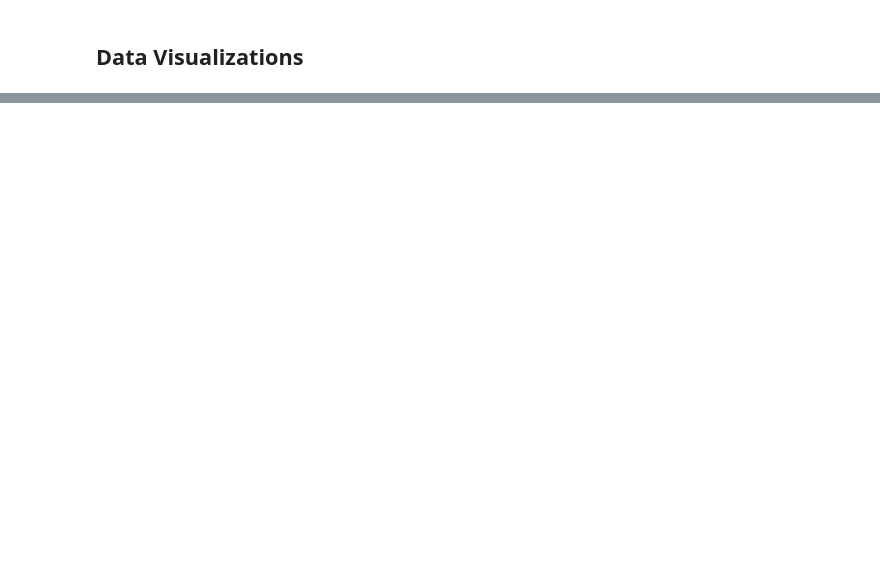
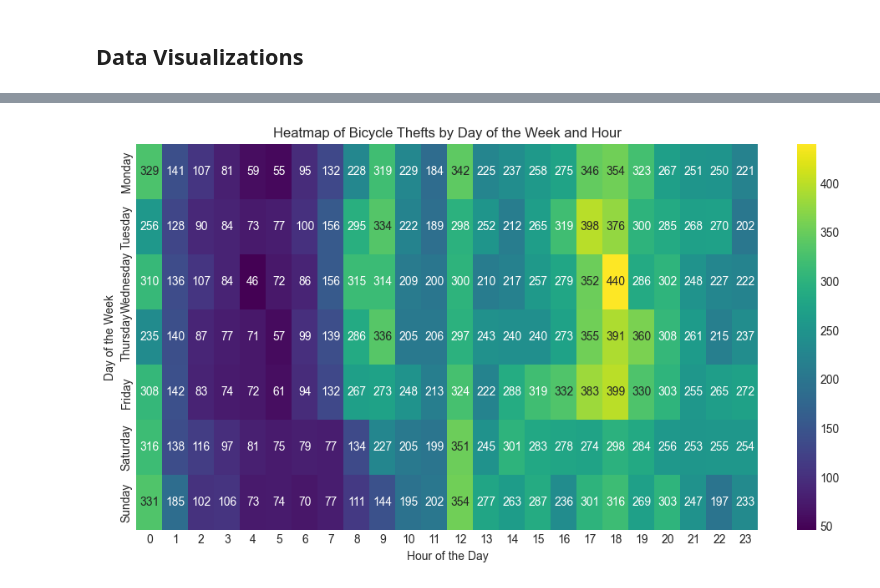
Before and after one commit to hodanysf/Group5-Project2, a Jupyter notebook: Backend/BicycleTheftPrediction/notebooks/01_data_exploration.ipynb, the cells around one changed output, grey strips where cells are left out. Cells and saved outputs as stored; diff of their text form; code cells hidden in the pictures; blank space fills up the shorter version.

```diff
--- a/Backend/BicycleTheftPrediction/notebooks/01_data_exploration.ipynb
+++ b/Backend/BicycleTheftPrediction/notebooks/01_data_exploration.ipynb
@@ -89,0 +94,16 @@ plt.show()
+# %%
+# Create a pivot table to count the number of thefts for each combination of day and hour
+pivot_table = df.pivot_table(index="OCC_DOW", columns="OCC_HOUR", aggfunc="size", fill_value=0)
+
+# Reorder the days of the week
+pivot_table = pivot_table.reindex(["Monday", "Tuesday", "Wednesday", "Thursday", "Friday", "Saturday", "Sunday"])
+
+# Plot the data using a heatmap
+plt.figure(figsize=(12, 6))
+sns.heatmap(pivot_table, cmap="viridis", annot=True, fmt="d")
+plt.title("Heatmap of Bicycle Thefts by Day of the Week and Hour")
+plt.xlabel("Hour of the Day")
+plt.ylabel("Day of the Week")
+plt.show()
+# %% [output]
+[figure, added]
```
Also changed, not shown: parts of 2 cells of this notebook.
